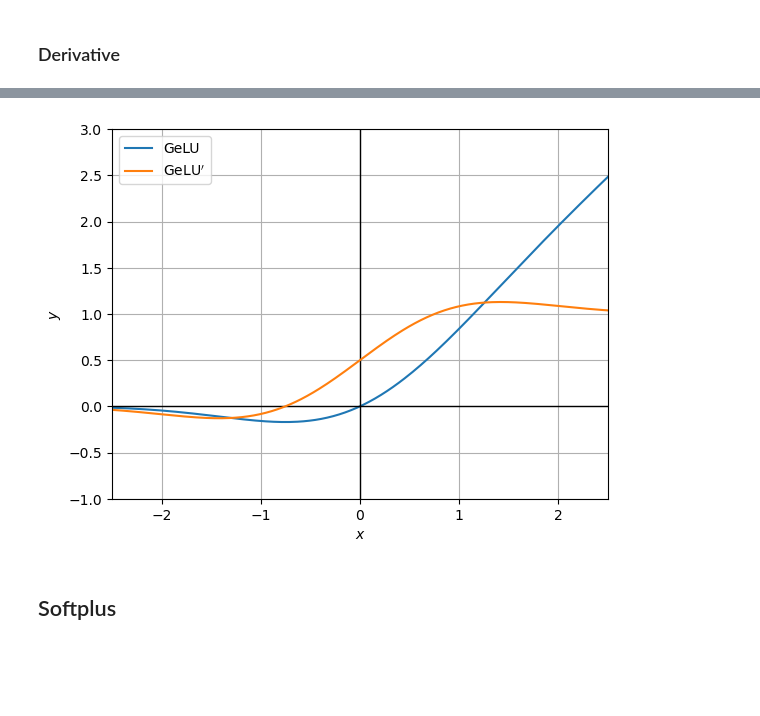
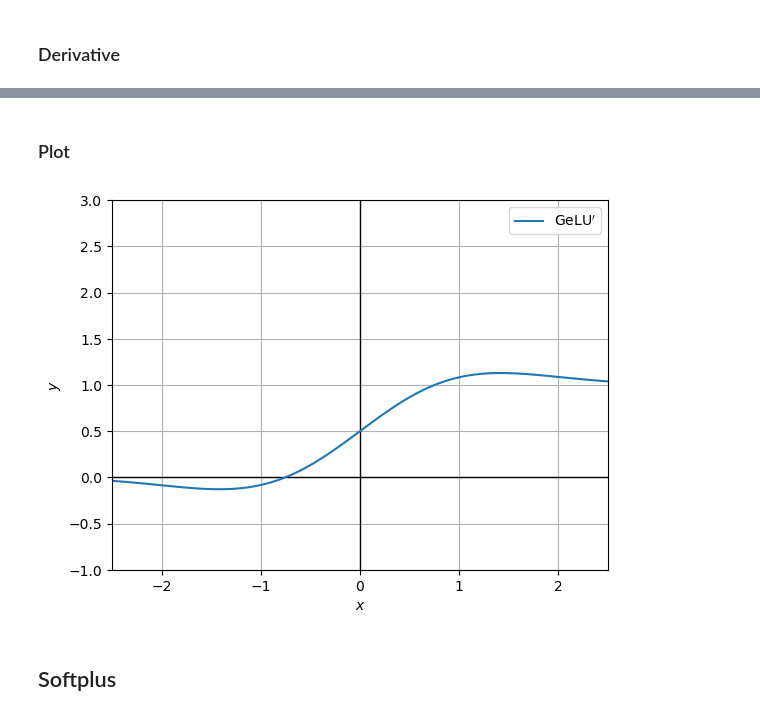
Before and after one commit to DanielZhicool/Deep-Learning, a Jupyter notebook: Lab_1.ipynb, the cells around one changed output, grey strips where cells are left out. Drawn from its saved outputs; the diff is of its cells as text; code cells hidden in the pictures; blank space fills up the shorter version.

```diff
--- a/Lab_1.ipynb
+++ b/Lab_1.ipynb
@@ -242,8 +318,10 @@ def gelu_derivative(x):
+# %% [markdown]
+### Plot
 # %%
-plt.plot(x, gelu_approx(x), label="GeLU")
+# plt.plot(x, gelu_approx(x), label="GeLU")
 Plot(x, gelu_derivative(x), "GeLU$'$", xlim=[-2.5, 2.5], ylim=[-1, 3])
 # %% [output]
-[figure, old version]
+[figure, new version]
 # %% [markdown]
 ## Softplus
 # %% [markdown]
```
Also changed, not shown: parts of 41 cells of this notebook.
